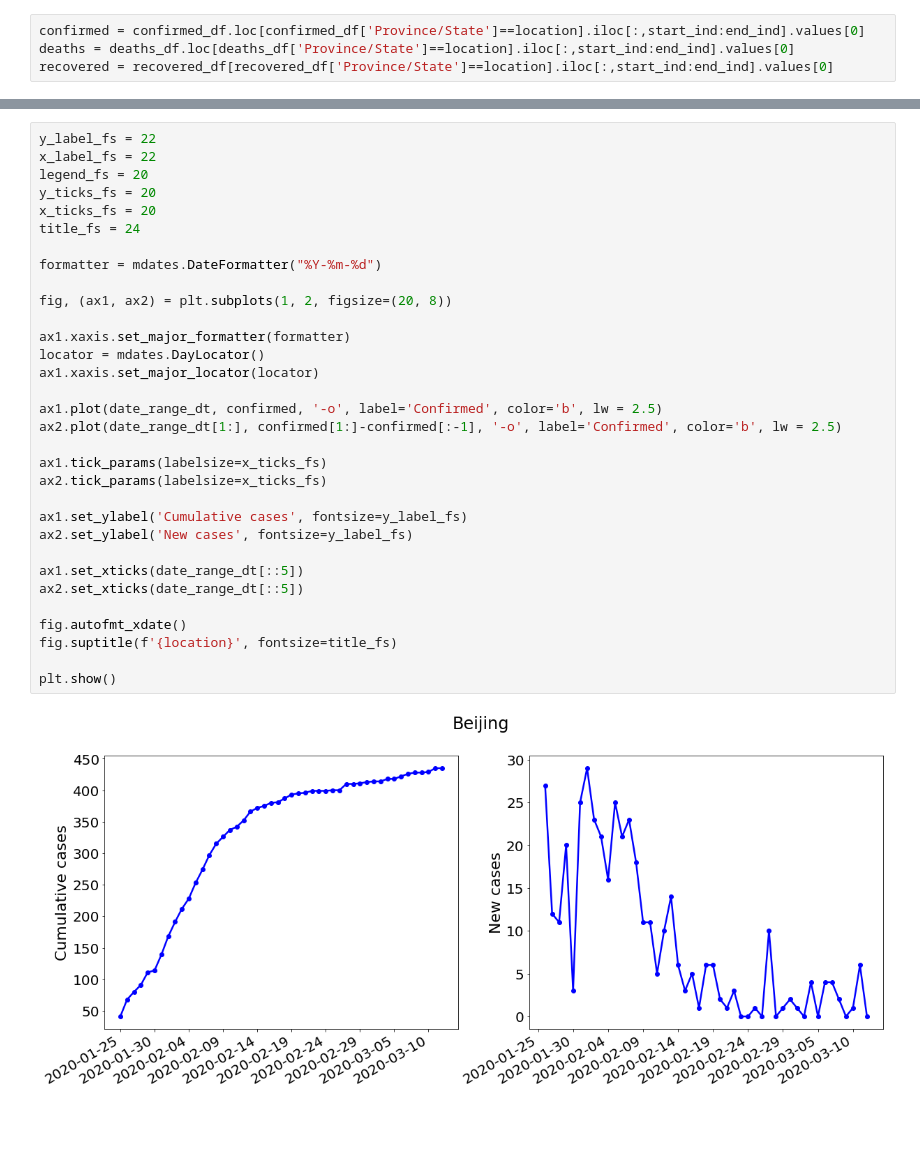
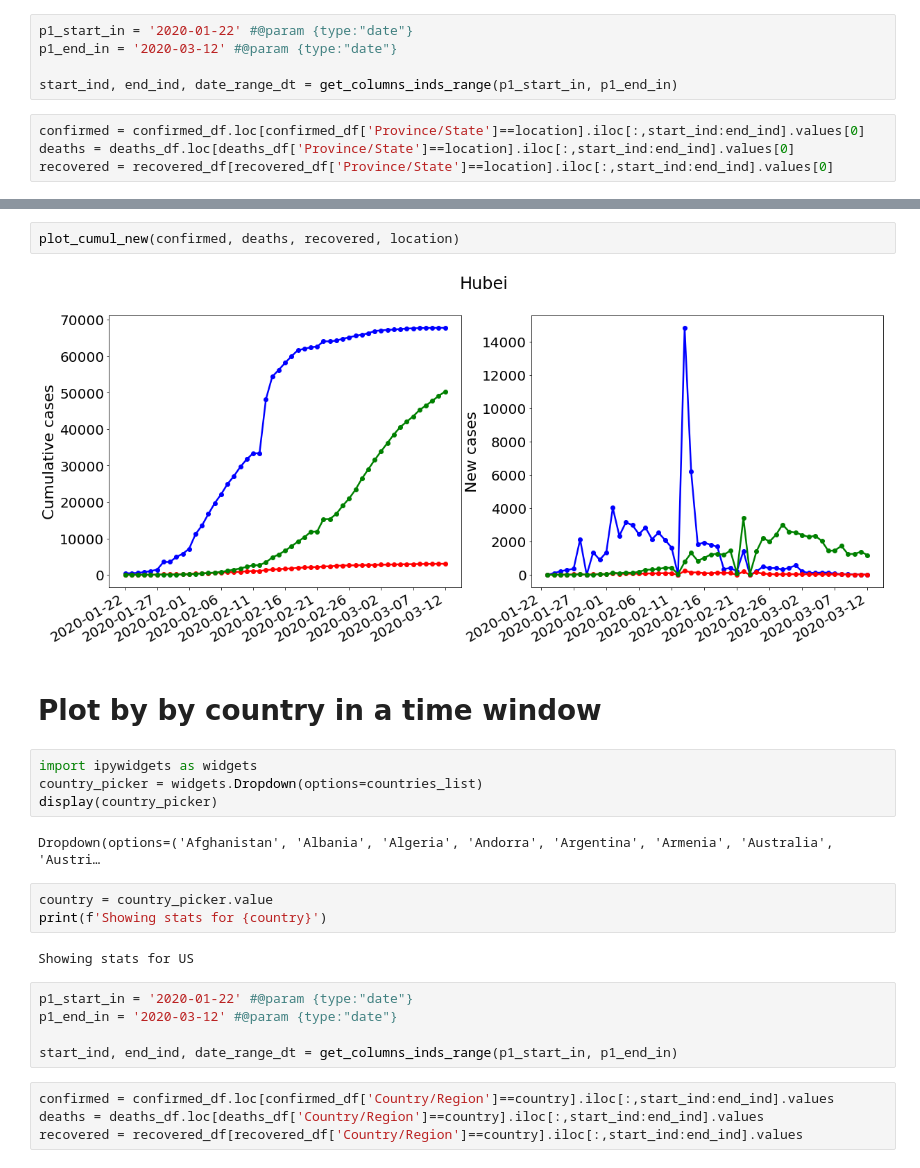
Before and after one commit to yaminibansal/COVID-19-viz, a Jupyter notebook: COVID_19_data.ipynb, the cells around one changed output, grey strips where cells are left out. Drawn from its saved outputs; the diff is of its cells as text; blank space fills up the shorter version.

```diff
--- a/COVID_19_data.ipynb
+++ b/COVID_19_data.ipynb
@@ -64,3 +112,8 @@ date_range_dt = dates_dt[start_ind-4:end_ind-4]
+# %%
+p1_start_in = '2020-01-22' #@param {type:"date"}
+p1_end_in = '2020-03-12' #@param {type:"date"}
+
+start_ind, end_ind, date_range_dt = get_columns_inds_range(p1_start_in, p1_end_in)
 # %%
 confirmed = confirmed_df.loc[confirmed_df['Province/State']==location].iloc[:,start_ind:end_ind].values[0]
 deaths = deaths_df.loc[deaths_df['Province/State']==location].iloc[:,start_ind:end_ind].values[0]
@@ -72,34 +121,26 @@ recovered = recovered_df[recovered_df['Province/State']==location].iloc[:,start_
-# %%
-y_label_fs = 22
-x_label_fs = 22
-legend_fs = 20
-y_ticks_fs = 20
-x_ticks_fs = 20
-title_fs = 24
-
-formatter = mdates.DateFormatter("%Y-%m-%d")
-
-fig, (ax1, ax2) = plt.subplots(1, 2, figsize=(20, 8))
-
-ax1.xaxis.set_major_formatter(formatter)
-locator = mdates.DayLocator()
-ax1.xaxis.set_major_locator(locator)
-
-ax1.plot(date_range_dt, confirmed, '-o', label='Confirmed', color='b', lw = 2.5)
-ax2.plot(date_range_dt[1:], confirmed[1:]-confirmed[:-1], '-o', label='Confirmed', color='b', lw = 2.5)
-
-ax1.tick_params(labelsize=x_ticks_fs)
-ax2.tick_params(labelsize=x_ticks_fs)
-
-ax1.set_ylabel('Cumulative cases', fontsize=y_label_fs)
-ax2.set_ylabel('New cases', fontsize=y_label_fs)
-
-ax1.set_xticks(date_range_dt[::5])
-ax2.set_xticks(date_range_dt[::5])
-
-fig.autofmt_xdate()
-fig.suptitle(f'{location}', fontsize=title_fs)
-
-plt.show()
-# %% [output]
-[figure, removed]
+# %%
+plot_cumul_new(confirmed, deaths, recovered, location)
+# %% [output]
+[figure, added]
+# %% [markdown]
+# Plot by by country in a time window
+# %%
+import ipywidgets as widgets
+country_picker = widgets.Dropdown(options=countries_list)
+display(country_picker)
+# %% [output]
+Dropdown(options=('Afghanistan', 'Albania', 'Algeria', 'Andorra', 'Argentina', 'Armenia', 'Australia', 'Austri…
+# %%
+country = country_picker.value
+print(f'Showing stats for {country}')
+# %% [output]
+Showing stats for US
+# %%
+p1_start_in = '2020-01-22' #@param {type:"date"}
+p1_end_in = '2020-03-12' #@param {type:"date"}
+
+start_ind, end_ind, date_range_dt = get_columns_inds_range(p1_start_in, p1_end_in)
+# %%
+confirmed = confirmed_df.loc[confirmed_df['Country/Region']==country].iloc[:,start_ind:end_ind].values
+deaths = deaths_df.loc[deaths_df['Country/Region']==country].iloc[:,start_ind:end_ind].values
+recovered = recovered_df[recovered_df['Country/Region']==country].iloc[:,start_ind:end_ind].values
```
Also changed, not shown: parts of 13 cells of this notebook.
